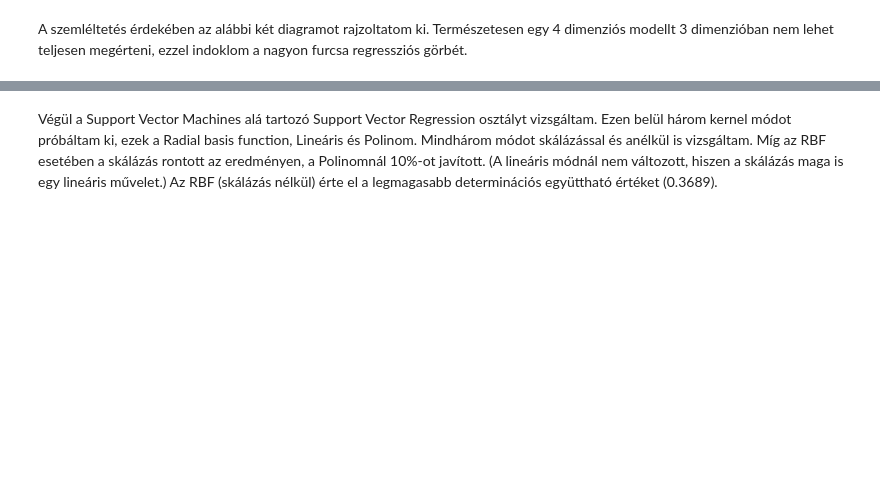
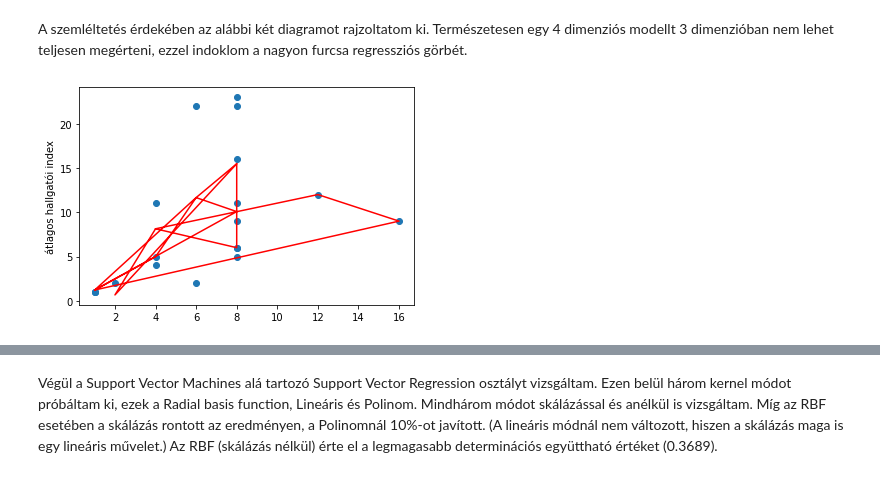
Before and after one commit to dseben/Scheduling-fairness, a Jupyter notebook: Exam_Fairness.ipynb, the cells around one changed output, grey strips where cells are left out. Drawn from its saved outputs; the diff is of its cells as text; code cells hidden in the pictures; blank space fills up the shorter version.

```diff
--- a/Exam_Fairness.ipynb
+++ b/Exam_Fairness.ipynb
@@ -170,7 +315,7 @@ A szükséges importálások után előállítom a modell bemeneti és kimeneti
 # %%
 stats = ScheduleStats()
 input_columns = ['OTI', 'KHI', 'ÁHI']
-data = stats.teachers[(stats.teachers[input_columns] != 0).all(axis = 1)]
+data = ScheduleStats.subset(stats.teachers, "vizsgáztatók")
 
 X, y = data[input_columns], ScheduleStats.workload(data, np.ones(4))
 # %% [markdown]
@@ -197,8 +362,10 @@ A szemléltetés érdekében az alábbi két diagramot rajzoltatom ki. Természe
 # %%
 plt.scatter(X.ÁHI, y)
 plt.plot(X.ÁHI, y_pred, 'r')
-plt.ylabel('some numbers')
+plt.ylabel('átlagos hallgatói index')
 plt.show()
+# %% [output]
+[figure, added]
 # %%
 ax = plt.axes(projection='3d')
 ax.scatter3D(X.KHI, X.ÁHI, y);
```
Also changed, not shown: parts of 43 cells of this notebook, 3 other files.
